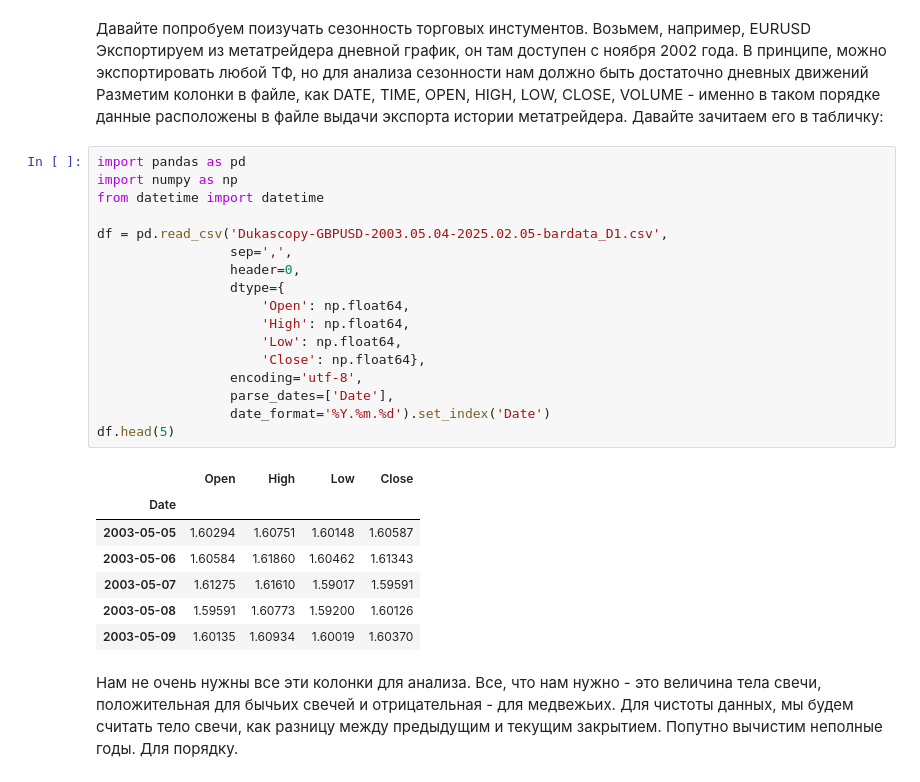
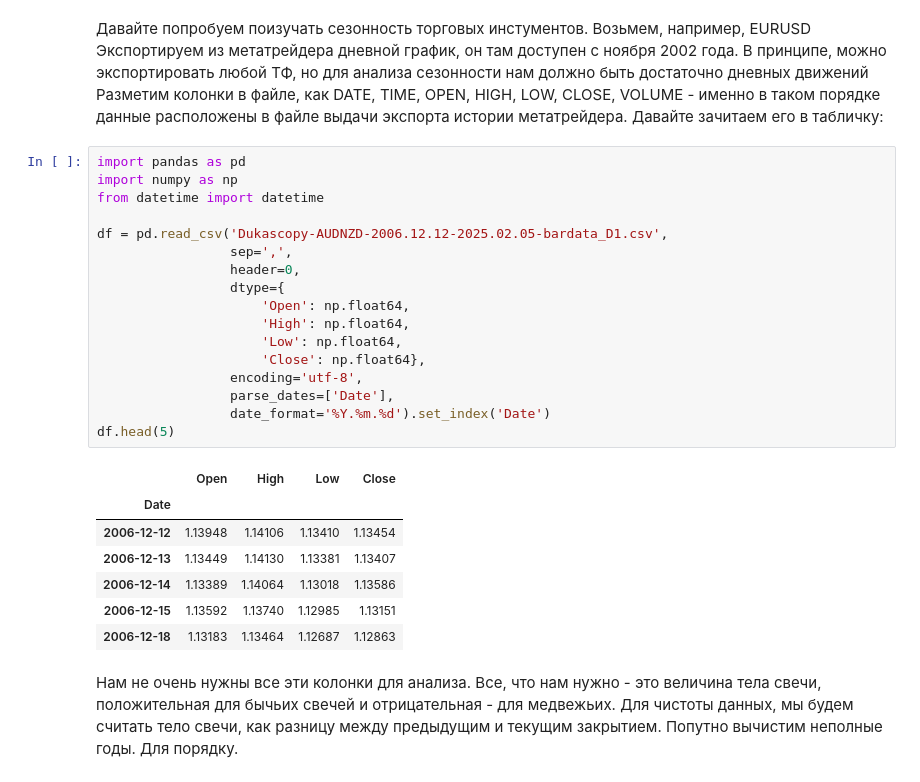
Before and after one commit to ryabigo/asset_seasonality, a Jupyter notebook: asset_seasonality_dukas.ipynb, the cells around one changed output. Cells and saved outputs as stored; diff of their text form.

```diff
--- a/asset_seasonality_dukas.ipynb
+++ b/asset_seasonality_dukas.ipynb
@@ -8,28 +8,28 @@
 # %%
 import pandas as pd
 import numpy as np
 from datetime import datetime
 
-df = pd.read_csv('Dukascopy-GBPUSD-2003.05.04-2025.02.05-bardata_D1.csv',
+df = pd.read_csv('Dukascopy-AUDNZD-2006.12.12-2025.02.05-bardata_D1.csv',
                  sep=',',
                  header=0,
                  dtype={
                      'Open': np.float64,
                      'High': np.float64,
                      'Low': np.float64,
                      'Close': np.float64},
                  encoding='utf-8',
                  parse_dates=['Date'],
                  date_format='%Y.%m.%d').set_index('Date')
 df.head(5)
 # %% [output]
 |  | Open | High | Low | Close |
 | Date |  |  |  |  |
-| 2003-05-05 | 1.60294 | 1.60751 | 1.60148 | 1.60587 |
-| 2003-05-06 | 1.60584 | 1.61860 | 1.60462 | 1.61343 |
-| 2003-05-07 | 1.61275 | 1.61610 | 1.59017 | 1.59591 |
-| 2003-05-08 | 1.59591 | 1.60773 | 1.59200 | 1.60126 |
-| 2003-05-09 | 1.60135 | 1.60934 | 1.60019 | 1.60370 |
+| 2006-12-12 | 1.13948 | 1.14106 | 1.13410 | 1.13454 |
+| 2006-12-13 | 1.13449 | 1.14130 | 1.13381 | 1.13407 |
+| 2006-12-14 | 1.13389 | 1.14064 | 1.13018 | 1.13586 |
+| 2006-12-15 | 1.13592 | 1.13740 | 1.12985 | 1.13151 |
+| 2006-12-18 | 1.13183 | 1.13464 | 1.12687 | 1.12863 |
 # %% [markdown]
 Нам не очень нужны все эти колонки для анализа.
 Все, что нам нужно - это величина тела свечи, положительная для бычьих свечей и отрицательная - для медвежьих.
```
Also changed, not shown: parts of 15 cells of this notebook.
